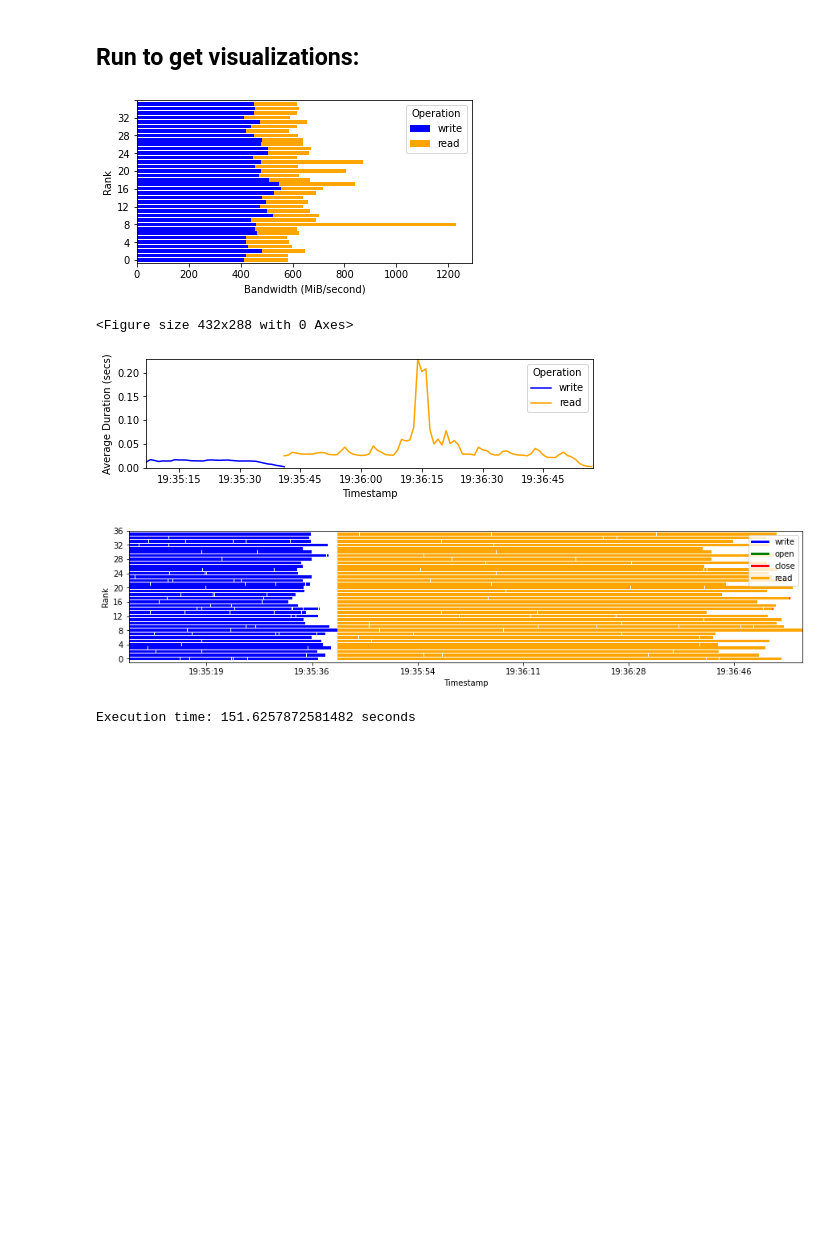
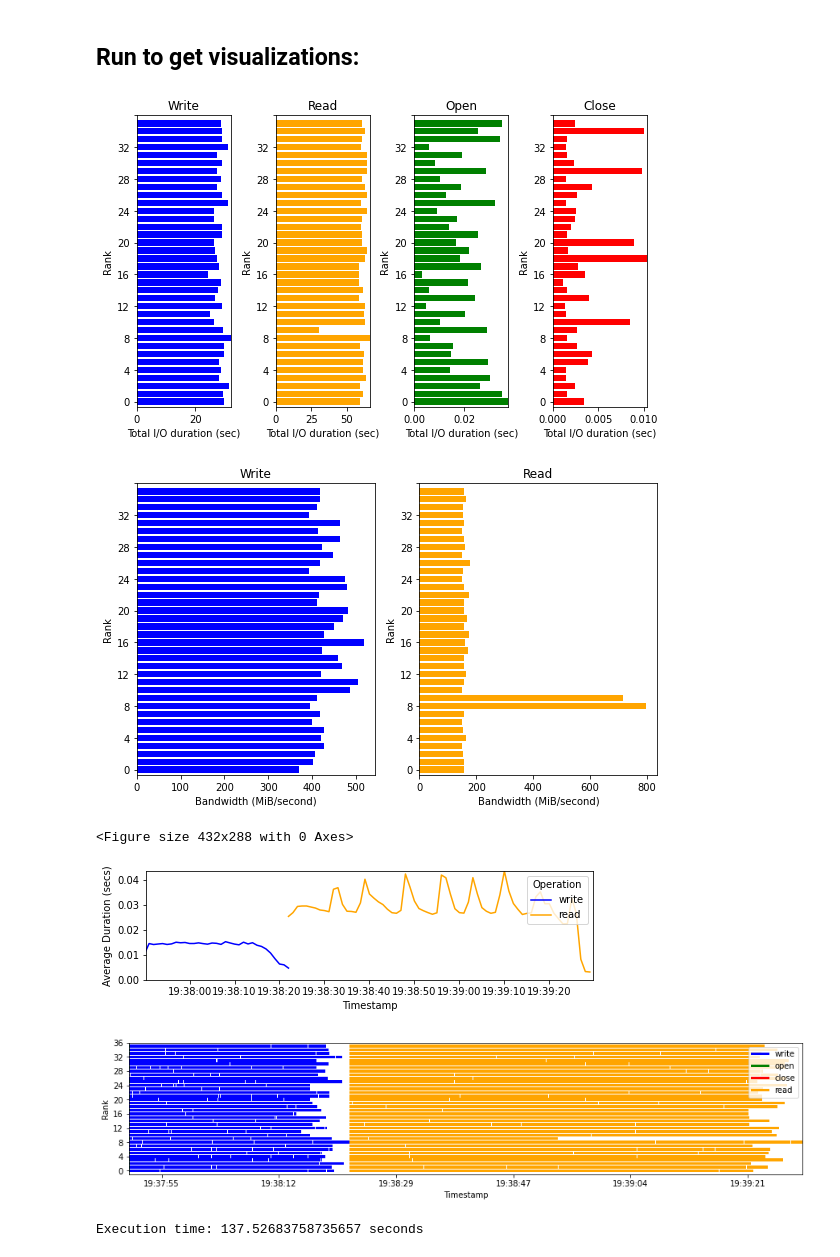
Before and after one commit to anaveroneze/ldms-darshan-analysis, a Jupyter notebook: code/ldms-darshan.ipynb, the cells around one changed output. Cells and saved outputs as stored; diff of their text form; code cells hidden in the pictures; blank space fills up the shorter version.

```diff
--- a/code/ldms-darshan.ipynb
+++ b/code/ldms-darshan.ipynb
@@ -268,6 +270,30 @@ I/O runtime: 99.25431 seconds
 ## Code for visualizations in Python:
 # %%
 # SPATIAL AND TEMPORAL VISUALIZATIONS
+
+def plot_time_per_operation(df, filepath, job_id):
+
+    colors = {'write': 'blue', 'open': 'green', 'close': 'red', 'read': 'orange'}
+
+    fig, axes = plt.subplots(1, 4, figsize=(8, 5))
+    for ax, operation in zip(axes, ['write','read', 'open', 'close']):
+        df_subset = df[df['op'] == operation].groupby('rank')['dur'].sum().reset_index()
+        df_subset.plot(kind='barh', y='dur', x='rank', color=colors[operation], ax=ax, width=0.8)
+
+        ax.set_xlabel('Total I/O duration (sec)')
+        ax.set_ylabel('Rank')
+        ax.set_yticks(range(0, 37, 4))
+        ax.set_title(operation.capitalize())
+        ax.get_legend().remove()
+        ax.set_xlim(0, df_subset['dur'].max())
+
+    plt.tight_layout()
+    plt.show()
+    plt.clf()
+    plt.close()
+
+    return
+
 
 def plot_average_duration(df, filepath, job_id):
 
@@ -302,18 +328,20 @@ def plot_bandwidth_per_rank(df, filepath, job_id):
 
     df = df[df['op'].isin(['write', 'read'])]
     df['bw'] = np.where(df['dur'] != 0, df['len'] / (df['dur'] * 2**20), 0)
-
-    df_bw = df.groupby(['rank', 'op'])['bw'].mean().unstack()
     colors = {'write': 'blue', 'read': 'orange'}
 
-    fig, ax = plt.subplots(figsize=(6, 3))
-    df_bw = df_bw.loc[:, ::-1]
-    df_bw.plot(kind='barh', stacked=True, color=[colors[op] for op in df_bw.columns], ax=ax, width=0.8)
+    fig, axes = plt.subplots(1, 2, figsize=(8, 5))
+    for ax, operation in zip(axes, ['write','read']):
+        df_subset = df[df['op'] == operation].groupby('rank')['bw'].mean().reset_index()
+        df_subset.plot(kind='barh', y='bw', x='rank', color=colors[operation], ax=ax, width=0.8)
 
-    ax.set_xlabel('Bandwidth (MiB/second)')
-    ax.set_ylabel('Rank')
-    ax.set_yticks(range(0, 37, 4))
-    ax.legend(title='Operation', loc='upper right', bbox_to_anchor=(1.0, 1.0))
+        ax.set_xlabel('Bandwidth (MiB/second)')
+        ax.set_ylabel('Rank')
+        ax.set_yticks(range(0, 37, 4))
+        ax.set_title(operation.capitalize())
+        ax.get_legend().remove()
+
+    plt.tight_layout()
     plt.show()
     plt.clf()
     plt.close()
@@ -351,35 +379,37 @@ def plot_temporal(df, filepath, job_id):
 # %%
 import warnings
 warnings.filterwarnings('ignore')
 
 # Read file and get visualizations
 def main(filename, filepath):
 
     df = pd.read_csv(filename, engine="pyarrow")
 
     # Get basic info about each Job:
     local_df = pd.DataFrame()
     for i in df.job_id.unique():
 
         local_df = df[df['job_id'] == i].copy()
 
         #################################################################
         # WRITE OPERATIONS
         #################################################################
         df_op = pd.DataFrame()
+        plot_time_per_operation(df, filepath, i)
         plot_bandwidth_per_rank(df, filepath, i)
         plot_average_duration(df, filepath, i)
         plot_temporal(df, filepath, i)
 
 if __name__ == '__main__':
 
     start_time_exec = time.time()
     main(INPUTFILE, FILEPATH)
     end_time_exec = time.time()
     print("Execution time:", end_time_exec - start_time_exec, "seconds")
 # %% [output]
-[figure, old version]
+[figure, new version]
+[figure, new version]
 <Figure size 432x288 with 0 Axes>
-[figure, old version]
-[figure, old version]
+[figure, new version]
+[figure, added]
-Execution time: 151.6257872581482 seconds
+Execution time: 137.52683758735657 seconds
```
Also changed, not shown: parts of 3 cells of this notebook, 1 other file.
